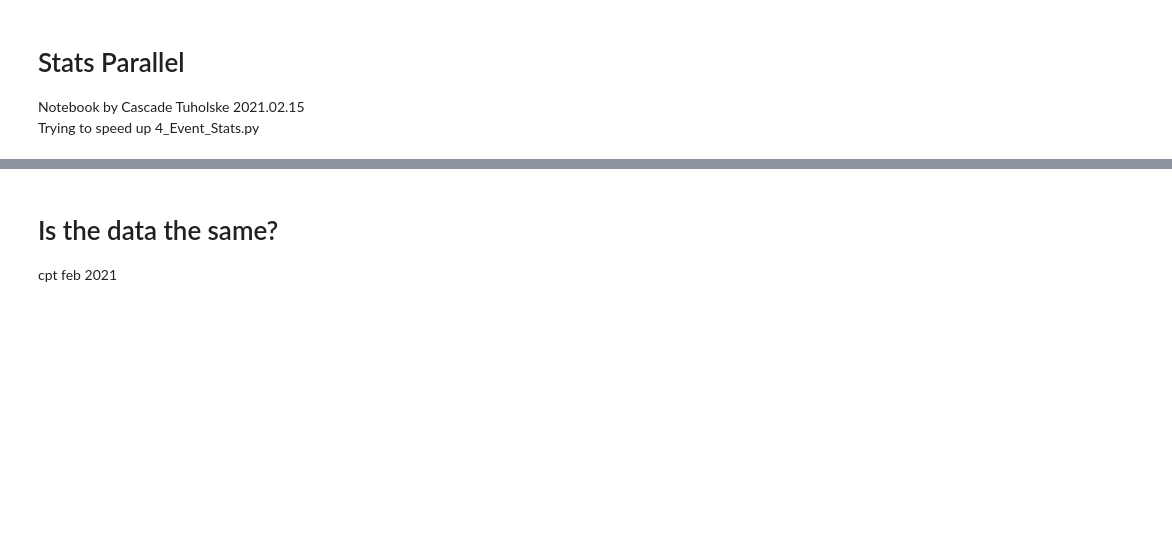
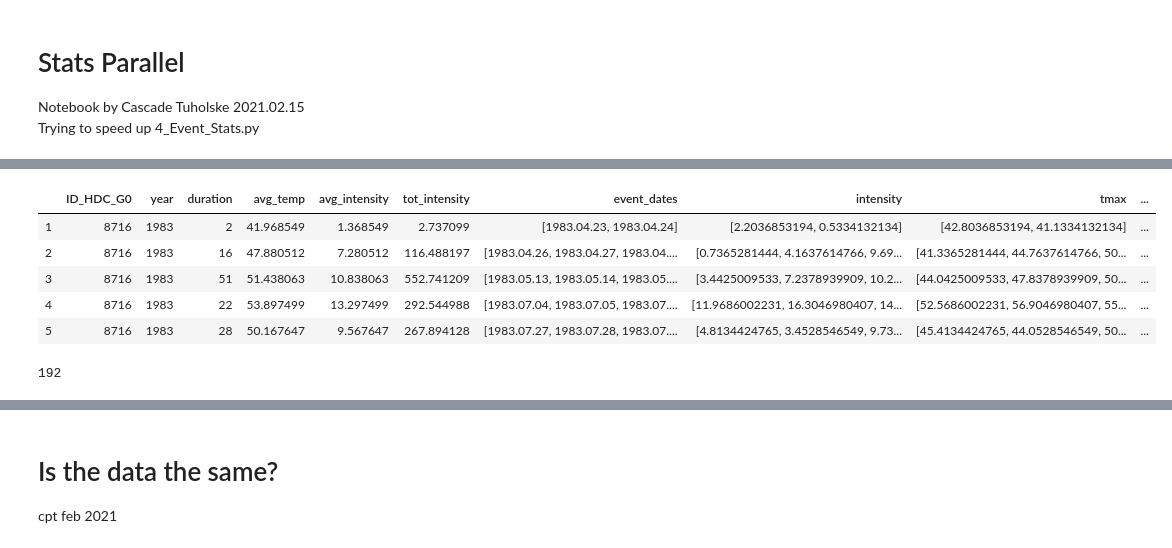
Before and after one commit to ecohydro/GlobalUrbanHeat, a Jupyter notebook: src/cpt_Stats_parallel.ipynb, the cells around one changed output, grey strips where cells are left out. Cells and saved outputs as stored; diff of their text form; code cells hidden in the pictures; blank space fills up the shorter version.

```diff
--- a/src/cpt_Stats_parallel.ipynb
+++ b/src/cpt_Stats_parallel.ipynb
@@ -96,3 +229,20 @@ Text(0.5, 0, 'HI')
+# %%
+df_in = path+'HI406_2D_STATS.json'
+# %%
+df = pd.read_json(df_in, orient = 'split')
+# %%
+df.head()
+# %% [output]
+|  | ID_HDC_G0 | year | duration | avg_temp | avg_intensity | tot_intensity | event_dates | intensity | tmax | ... |
+| 1 | 8716 | 1983 | 2 | 41.968549 | 1.368549 | 2.737099 | [1983.04.23, 1983.04.24] | [2.2036853194, 0.5334132134] | [42.8036853194, 41.1334132134] | ... |
+| 2 | 8716 | 1983 | 16 | 47.880512 | 7.280512 | 116.488197 | [1983.04.26, 1983.04.27, 1983.04.... | [0.7365281444, 4.1637614766, 9.69... | [41.3365281444, 44.7637614766, 50... | ... |
+| 3 | 8716 | 1983 | 51 | 51.438063 | 10.838063 | 552.741209 | [1983.05.13, 1983.05.14, 1983.05.... | [3.4425009533, 7.2378939909, 10.2... | [44.0425009533, 47.8378939909, 50... | ... |
+| 4 | 8716 | 1983 | 22 | 53.897499 | 13.297499 | 292.544988 | [1983.07.04, 1983.07.05, 1983.07.... | [11.9686002231, 16.3046980407, 14... | [52.5686002231, 56.9046980407, 55... | ... |
+| 5 | 8716 | 1983 | 28 | 50.167647 | 9.567647 | 267.894128 | [1983.07.27, 1983.07.28, 1983.07.... | [4.8134424765, 3.4528546549, 9.73... | [45.4134424765, 44.0528546549, 50... | ... |
+# %%
+df[(df['ID_HDC_G0'] == 8716) & (df['year'] == 2000)]['duration'].sum()
+# %% [output]
+192
 # %%
 #### Step 1 - Function Loads all Tmax Data as an X-array
 def read_data(dir_path, space_dim, time_dim):
```
Also changed, not shown: parts of 32 cells of this notebook, 5 other files.
